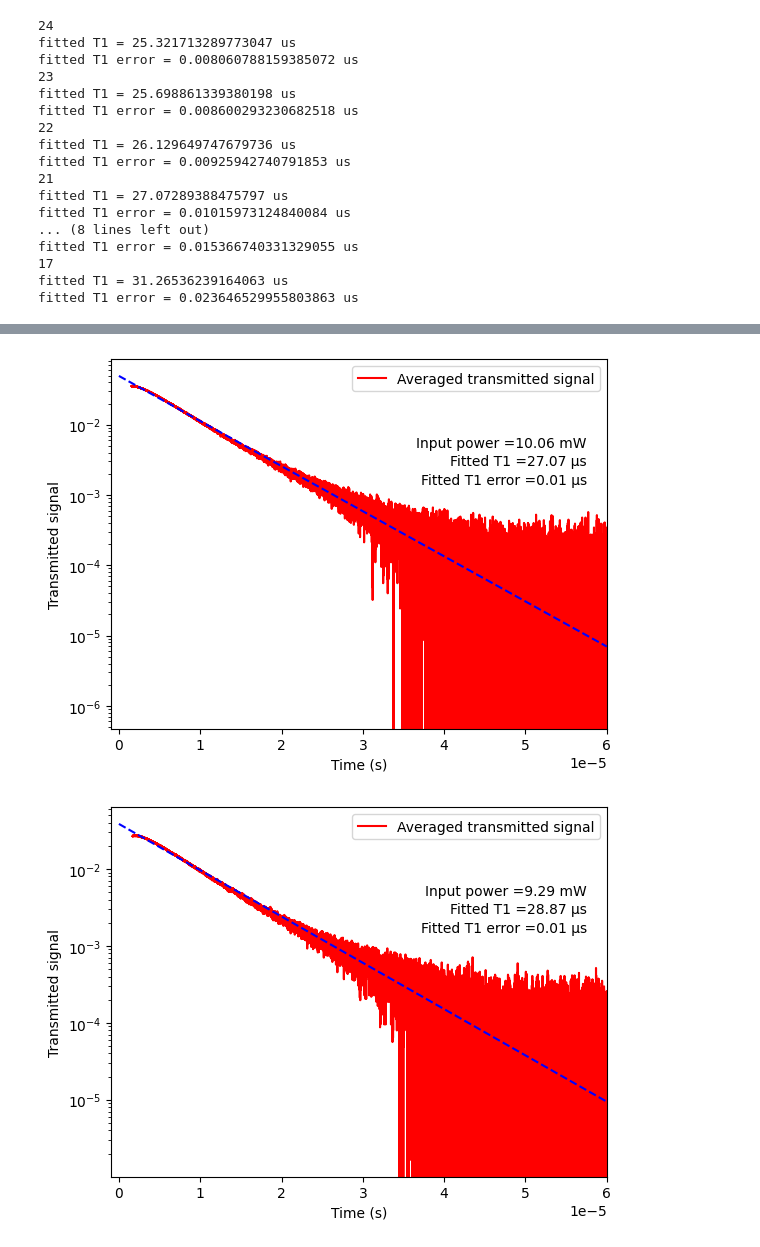
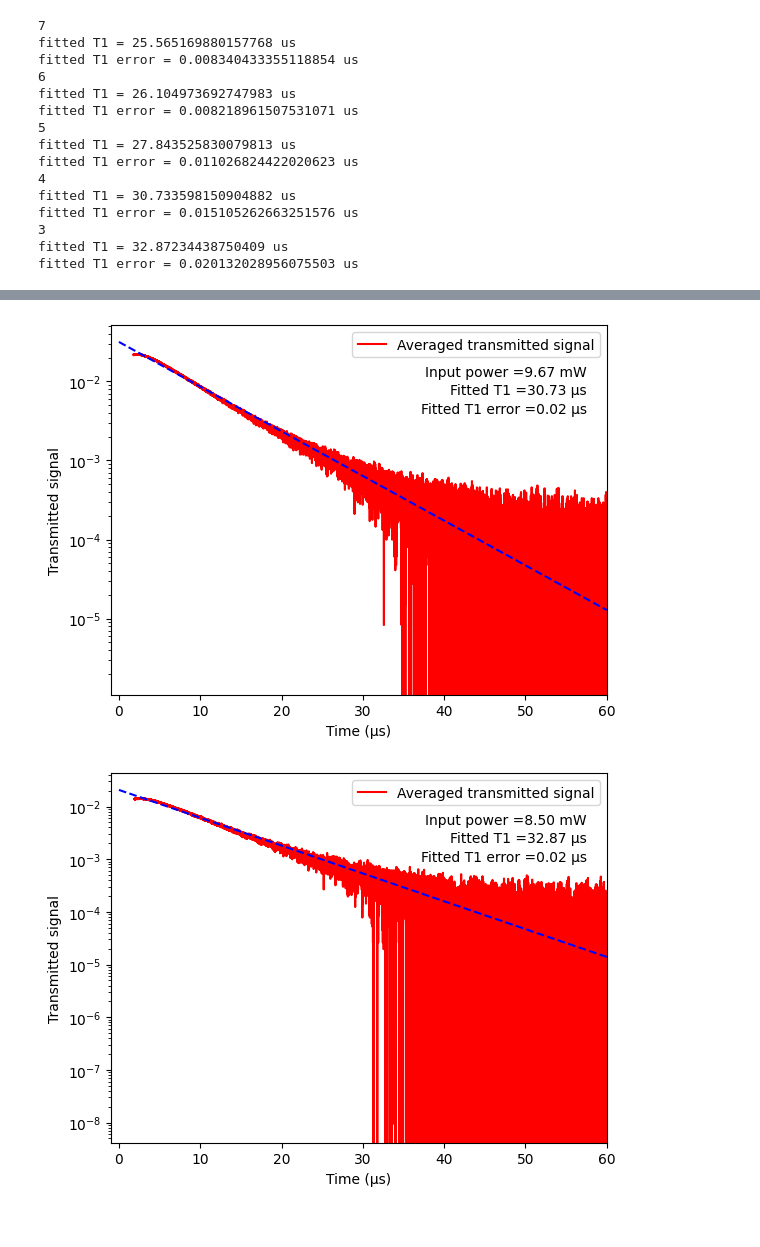
Before and after one commit to JUOM2016/Data-processing, a Jupyter notebook: 20230327_T1.ipynb, the cells around one changed output, grey strips where cells are left out. Saved outputs shown, nothing was run; the diff lists cells and outputs as text; code cells hidden in the pictures.

```diff
--- a/20230327_T1.ipynb
+++ b/20230327_T1.ipynb
@@ -26,18 +30,19 @@ import glob
 # %%
 dir = 'C:\\Users\\wj2002\\Dropbox (Heriot-Watt University Team)\\RES_EPS_Quantum_Photonics_Lab\\Experiments\\Current Experiments\\BB Telecom QM\\2023_Pr_YVO_Sectroscopy\\Visible\\0.5%'
-folder = '0324_Fluor_2'
+folder = '0328_Fluor'
 root= dir + '\\' + folder+ '\\'
 sub_folders=natsorted([ item for item in os.listdir(root) if os.path.isdir(os.path.join(root, item)) ])
 num_of_subfolders=np.size(sub_folders)
 
-input_power=np.array([0,0.00024,0.003,0.014,0.043,0.103,0.207,0.374,0.611,0.933,1.35,1.86,2.48,3.2,3.97,4.86,5.74,6.68,7.55,8.54,9.29,10.06,10.69,11.31,11.63])
+# input_power=np.array([0,0.00024,0.003,0.014,0.043,0.103,0.207,0.374,0.611,0.933,1.35,1.86,2.48,3.2,3.97,4.86,5.74,6.68,7.55,8.54,9.29,10.06,10.69,11.31,11.63])
+input_power=np.array([4.81,6.02,7.27,8.5,9.67,10.67,11.5,12.03])
 
-ave=25 # average times
-steps=25 # changing steps of the input laser power
+ave=30 # average times
+steps=8 # changing steps of the input laser power
 
-start_0=24 # Check the fist valid input power, as when the input power is 0 then nothing will show;
+check_power_value=7 # Check the fist valid input power, as when the input power is 0 then nothing will show;
 # Find the dimensions of arrays for initialise the created arrays
-path=dir + '\\' + folder + '\\' + sub_folders[start_0] + '\\'
+path=dir + '\\' + folder + '\\' + sub_folders[check_power_value] + '\\'
 file_list = os.listdir(path)
 list_csv=natsorted([i for i in file_list if i.endswith('.csv')])
 file_size=np.shape(list_csv)
@@ -47,7 +52,7 @@ read_example=read_example.to_numpy()
 row_of_data, column_of_data=np.shape(read_example)
 
 show_raw_data=1
-stop_point=17 #!!IMPORTANT!!
+stop_point=3 #!!IMPORTANT!!
 if show_raw_data == 1:
     sub_folders_index=np.arange(num_of_subfolders-1,stop_point-1,-1)
     for index_0 in range(len(sub_folders_index)):
@@ -64,7 +69,6 @@ if show_raw_data == 1:
 
         fig, ax = plt.subplots()
         ax1=ax.twinx()
-        #ax.plot(read_example[:,0],read_example[:,1])
         ax.plot(read_example[:,0],read_example[:,1],'g')
 
         #ax1.plot(read_example[:,0],read_example[:,3],label='Reflected reference')
@@ -137,7 +129,8 @@ for index_0 in range(len(sub_folders_index)):
 # %%
 data_transmitted_sum=np.empty([row_of_data,num_of_subfolders-stop_point])
 data_transmitted_ave=np.empty([row_of_data,num_of_subfolders-stop_point])
-trigger_offset=[1200,1180,1180,1300,1400,1950,1950,2350]
+# trigger_offset=[1200,1180,1180,1300,1400,1950,1950,2350]
+trigger_offset=[1200,1380,1380,1500,1600]
 
 input_power_plot=np.empty(num_of_subfolders-stop_point)
 T1_fit=np.empty(num_of_subfolders-stop_point)
@@ -162,8 +155,6 @@ for index_0 in range(len(sub_folders_index)):
 
     input_power_plot[index_0]=input_power[num_of_subfolders-index_0-1]
 
-    # trigger_val=max(data_transmitted_ave[:,index_0])
-    # trigger_pos_0=np.flatnonzero((data_transmitted_ave[:-1,index_0] < trigger_val*0.8) & (data_transmitted_ave[1:,index_0] > trigger_val*0.8))+1
     trigger_corrected=trigger_pos[0]+trigger_offset[index_0]
     data_time_plot=data_time[index_0,trigger_corrected:,0]
     data_transmitted_ave_1=data_transmitted_ave[trigger_corrected:,index_0]
@@ -173,7 +164,7 @@ for index_0 in range(len(sub_folders_index)):
 
     data_transmitted_ave_plot=data_transmitted_ave_1-data_transmitted_bg_ave
 
-    T1_fit_0,T1_err=curve_fit(T1_fitting, data_time_plot, data_transmitted_ave_plot, p0=[0.02,1e-5],sigma=None)
+    T1_fit_0,T1_err=curve_fit(T1_fitting, data_time_plot, data_transmitted_ave_plot, p0=[2,15e-6],sigma=None)
     T1_fit[index_0]=T1_fit_0[1]
     T1_fit_amp[index_0]=T1_fit_0[0]
     T1_err_true_0=np.sqrt(np.diag(T1_err))
@@ -186,45 +177,43 @@ for index_0 in range(len(sub_folders_index)):
     area[index_0]=simpson(data_transmitted_ave_plot, data_time_plot)
 
     fig, ax = plt.subplots()
-    ax.plot(data_time_plot,data_transmitted_ave_plot,'r',label='Averaged transmitted signal')
-    ax.plot(xx,T1_fit_curve,'b--')
-    # ax.axvline(data_time_plot[trigger_pos[0]],color='b',linestyle='dashed')
+    ax.plot(data_time_plot*1e6,data_transmitted_ave_plot,'r',label='Averaged transmitted signal')
+    ax.plot(xx*1e6,T1_fit_curve,'b--')
     ax.legend()
-    ax.set_xlim([-0.1E-5,6E-5])
-    ax.set_xlabel('Time (s)')
+    ax.set_xlim([-1,60])
+    ax.set_xlabel('Time (\u03BCs)')
     ax.set_ylabel('Transmitted signal')
     ax.set_yscale('log')
 
     ax.annotate('Input power ='+"{:.2f}".format(input_power[sub_folders_index[index_0]])+' mW',
-                xy=(1, 0.7), xycoords='axes fraction',
+                xy=(1, 0.8), xycoords='axes fraction',
                 xytext=(-20, 20), textcoords='offset pixels',
                 horizontalalignment='right',
                 verticalalignment='bottom')
     ax.annotate('Fitted T1 ='+"{:.2f}".format(T1_fit[index_0]*1e6)+' \u03BCs',
-            xy=(1, 0.65), xycoords='axes fraction',
+            xy=(1, 0.75), xycoords='axes fraction',
             xytext=(-20, 20), textcoords='offset pixels',
             horizontalalignment='right',
             verticalalignment='bottom')
     ax.annotate('Fitted T1 error ='+"{:.2f}".format(T1_err_true[index_0]*1e6)+' \u03BCs',
-            xy=(1, 0.6), xycoords='axes fraction',
+            xy=(1, 0.7), xycoords='axes fraction',
             xytext=(-20, 20), textcoords='offset pixels',
             horizontalalignment='right',
             verticalalignment='bottom')
+    fig.patch.set_facecolor('white')
 # %% [output]
-24
-fitted T1 = 25.321713289773047 us
-fitted T1 error = 0.008060788159385072 us
-23
-fitted T1 = 25.698861339380198 us
-fitted T1 error = 0.008600293230682518 us
-22
-fitted T1 = 26.129649747679736 us
-fitted T1 error = 0.00925942740791853 us
-21
-fitted T1 = 27.07289388475797 us
-fitted T1 error = 0.01015973124840084 us
-... (8 lines left out)
-fitted T1 error = 0.015366740331329055 us
-17
-fitted T1 = 31.26536239164063 us
-fitted T1 error = 0.023646529955803863 us
+7
+fitted T1 = 25.565169880157768 us
+fitted T1 error = 0.008340433355118854 us
+6
+fitted T1 = 26.104973692747983 us
+fitted T1 error = 0.008218961507531071 us
+5
+fitted T1 = 27.843525830079813 us
+fitted T1 error = 0.011026824422020623 us
+4
+fitted T1 = 30.733598150904882 us
+fitted T1 error = 0.015105262663251576 us
+3
+fitted T1 = 32.87234438750409 us
+fitted T1 error = 0.020132028956075503 us
@@ -234,2 +223,2 @@ fitted T1 error = 0.023646529955803863 us
-[figure, old version]
+[figure, new version]
-[figure, old version]
+[figure, new version]
```
Also changed, not shown: parts of 6 cells of this notebook.
